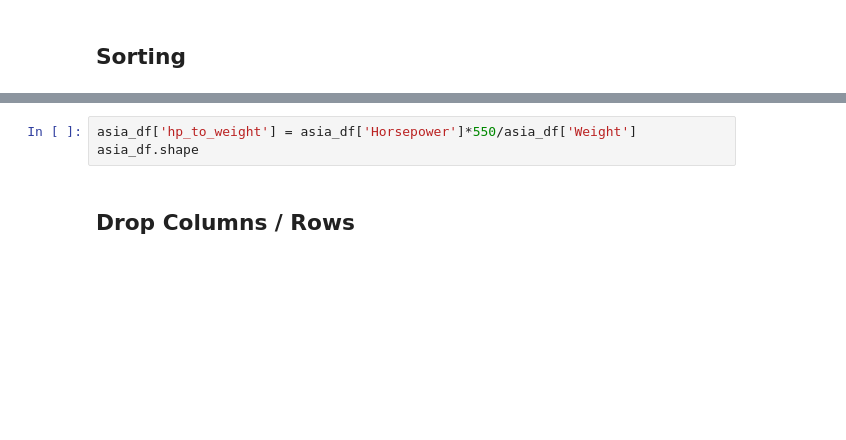
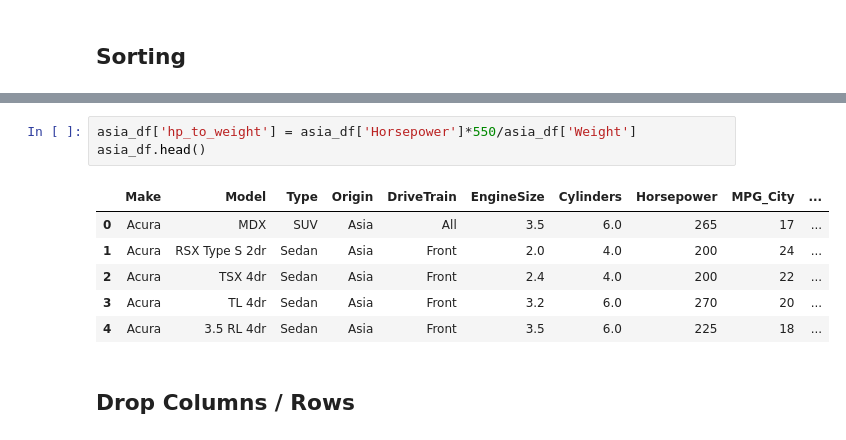
Before and after one commit to woodmc10/dsi-0-pandas, a Jupyter notebook: example/cars.ipynb, the cells around one changed output, grey strips where cells are left out. Cells and saved outputs as stored; diff of their text form; blank space fills up the shorter version.

```diff
--- a/example/cars.ipynb
+++ b/example/cars.ipynb
@@ -88,6 +257,13 @@ asia_df.head()
 # %%
 asia_df['hp_to_weight'] = asia_df['Horsepower']*550/asia_df['Weight']
-asia_df.shape
+asia_df.head()
+# %% [output]
+|  | Make | Model | Type | Origin | DriveTrain | EngineSize | Cylinders | Horsepower | MPG_City | ... |
+| 0 | Acura | MDX | SUV | Asia | All | 3.5 | 6.0 | 265 | 17 | ... |
+| 1 | Acura | RSX Type S 2dr | Sedan | Asia | Front | 2.0 | 4.0 | 200 | 24 | ... |
+| 2 | Acura | TSX 4dr | Sedan | Asia | Front | 2.4 | 4.0 | 200 | 22 | ... |
+| 3 | Acura | TL 4dr | Sedan | Asia | Front | 3.2 | 6.0 | 270 | 20 | ... |
+| 4 | Acura | 3.5 RL 4dr | Sedan | Asia | Front | 3.5 | 6.0 | 225 | 18 | ... |
 # %% [markdown]
 ## Drop Columns / Rows
 # %%
```
Also changed, not shown: parts of 36 cells of this notebook.
